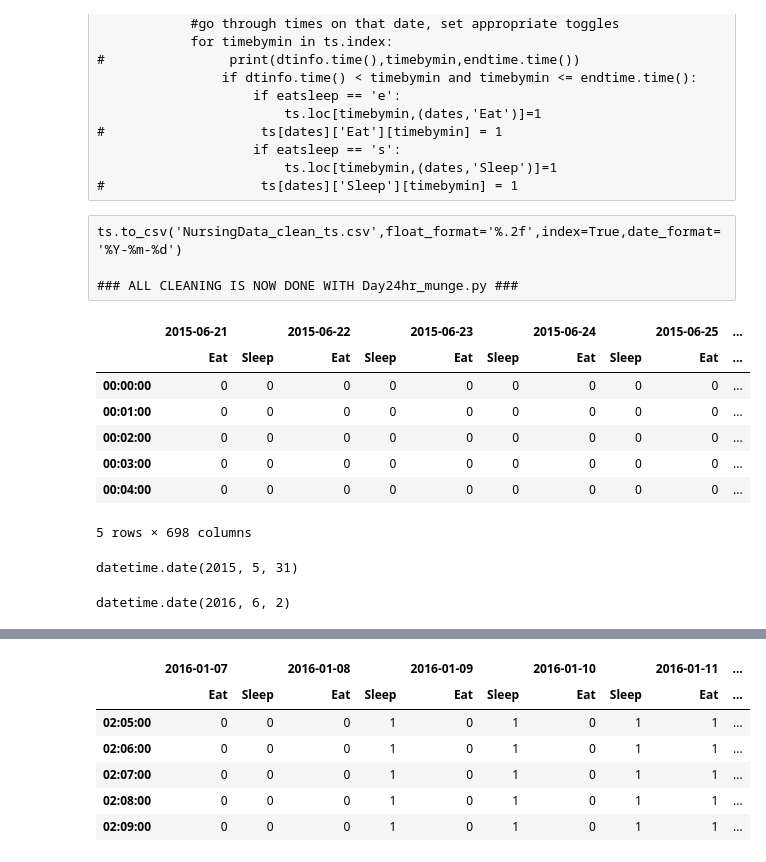
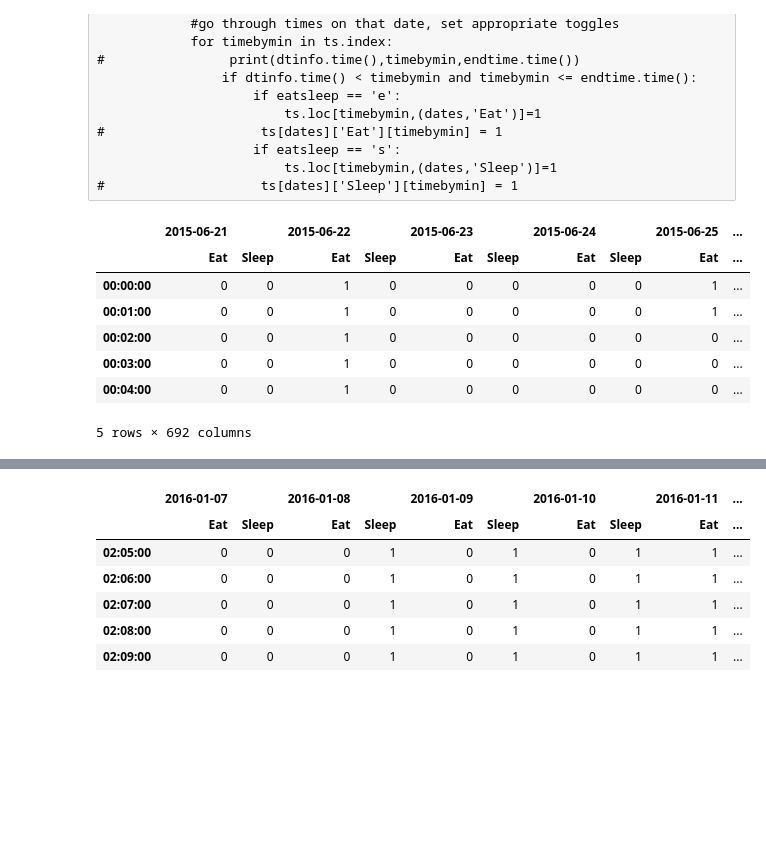
Before and after one commit to randirl17/FeedingTimes, a Jupyter notebook: b2_TimeSeries/Day24hr-work.ipynb, the cells around one changed output, grey strips where cells are left out. Cells and saved outputs as stored; diff of their text form; code cells hidden in the pictures; blank space fills up the shorter version.

```diff
--- a/b2_TimeSeries/Day24hr-work.ipynb
+++ b/b2_TimeSeries/Day24hr-work.ipynb
@@ -199,7 +373,3 @@ for i,dtinfo in enumerate(df.time):
                     if eatsleep == 's':
                         ts.loc[timebymin,(dates,'Sleep')]=1
 #                    ts[dates]['Sleep'][timebymin] = 1
-# %% [raw]
-ts.to_csv('NursingData_clean_ts.csv',float_format='%.2f',index=True,date_format='%Y-%m-%d')
-
-### ALL CLEANING IS NOW DONE WITH Day24hr_munge.py ###
@@ -206,24 +380,15 @@ ts.to_csv('NursingData_clean_ts.csv',float_format='%.2f',index=True,date_format=
 # %%
 #check formatting
-tsread = pd.read_csv('../Datafiles/NursingData_6-3_clean_ts.csv', header=[0,1],index_col=[0])
+tsread = pd.read_csv('../Datafiles/NursingData_5-31_clean_ts.csv', header=[0,1],index_col=[0])
 tsread.index = [dt.datetime.strptime(x, "%H:%M:%S").time() for x in tsread.index]
-tsread.columns.set_levels([dt.datetime.strptime(x, "%Y-%m-%d %H:%M:%S").date() for x in tsread.columns.levels[0].values], 0, inplace=True)
+tsread.columns.set_levels([dt.datetime.strptime(x, "%Y-%m-%d").date() for x in tsread.columns.levels[0].values], 0, inplace=True)
 tsread.head()
 # %% [output]
 |  | 2015-06-21 |  | 2015-06-22 |  | 2015-06-23 |  | 2015-06-24 |  | 2015-06-25 | ... |
 |  | Eat | Sleep | Eat | Sleep | Eat | Sleep | Eat | Sleep | Eat | ... |
-| 00:00:00 | 0 | 0 | 0 | 0 | 0 | 0 | 0 | 0 | 0 | ... |
-| 00:01:00 | 0 | 0 | 0 | 0 | 0 | 0 | 0 | 0 | 0 | ... |
-| 00:02:00 | 0 | 0 | 0 | 0 | 0 | 0 | 0 | 0 | 0 | ... |
-| 00:03:00 | 0 | 0 | 0 | 0 | 0 | 0 | 0 | 0 | 0 | ... |
-| 00:04:00 | 0 | 0 | 0 | 0 | 0 | 0 | 0 | 0 | 0 | ... |
+| 00:00:00 | 0 | 0 | 1 | 0 | 0 | 0 | 0 | 0 | 1 | ... |
+| 00:01:00 | 0 | 0 | 1 | 0 | 0 | 0 | 0 | 0 | 1 | ... |
+| 00:02:00 | 0 | 0 | 1 | 0 | 0 | 0 | 0 | 0 | 0 | ... |
+| 00:03:00 | 0 | 0 | 1 | 0 | 0 | 0 | 0 | 0 | 0 | ... |
+| 00:04:00 | 0 | 0 | 1 | 0 | 0 | 0 | 0 | 0 | 0 | ... |
-5 rows × 698 columns
+5 rows × 692 columns
-# %%
-tsread.columns.levels[0][0]
-# %% [output]
-datetime.date(2015, 5, 31)
-# %%
-daytodrop = dt.datetime.strptime('2016-06-02','%Y-%m-%d').date()
-daytodrop
-# %% [output]
-datetime.date(2016, 6, 2)
```
Also changed, not shown: parts of 29 cells of this notebook, 25 other files.
